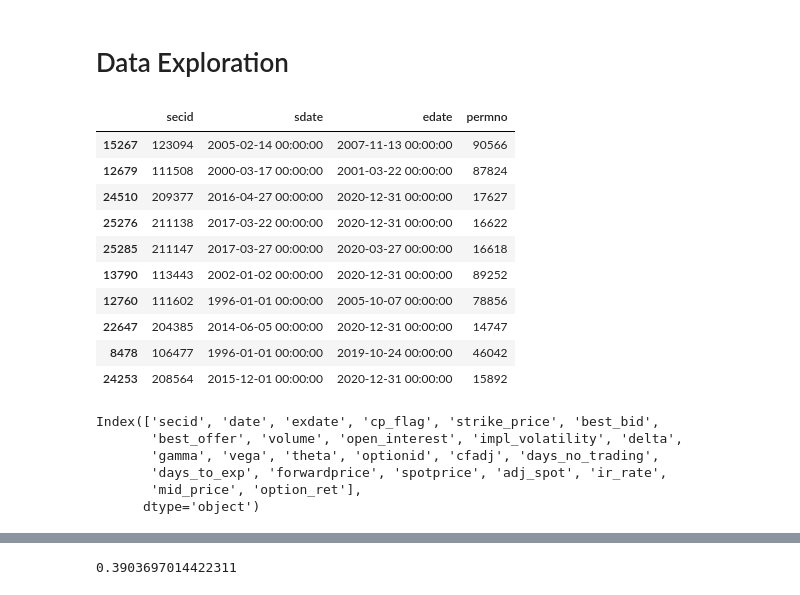
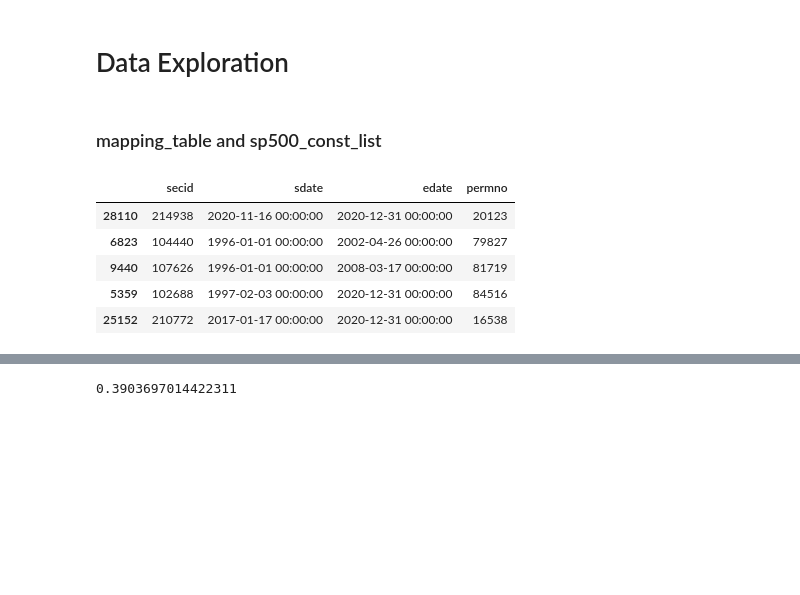
Before and after one commit to jzfrank/AQF-option-rodeo, a Jupyter notebook: data_exploration.ipynb, the cells around one changed output, grey strips where cells are left out. Saved outputs shown, nothing was run; the diff lists cells and outputs as text; code cells hidden in the pictures; blank space fills up the shorter version.

```diff
--- a/data_exploration.ipynb
+++ b/data_exploration.ipynb
@@ -27,2 +27,2 @@ sp500_op_ret = pd.read_csv("sp500_op_ret.csv")
 # %%
-mapping_table = pd.read_csv("mapping_table.csv")
+mapping_table = pd.read_csv("data/mapping_table.csv")
@@ -29,24 +31,13 @@ mapping_table = pd.read_csv("mapping_table.csv")
+# %% [markdown]
+### mapping_table and sp500_const_list
 # %%
-#  PERMNO is a unique stock (share class) level identifier.
-mapping_table.sample(10)
+# PERMNO is a unique stock (share class) level
+# identifier used by WRDS
+mapping_table.sample(5)
 # %% [output]
 |  | secid | sdate | edate | permno |
-| 15267 | 123094 | 2005-02-14 00:00:00 | 2007-11-13 00:00:00 | 90566 |
-| 12679 | 111508 | 2000-03-17 00:00:00 | 2001-03-22 00:00:00 | 87824 |
-| 24510 | 209377 | 2016-04-27 00:00:00 | 2020-12-31 00:00:00 | 17627 |
-| 25276 | 211138 | 2017-03-22 00:00:00 | 2020-12-31 00:00:00 | 16622 |
-| 25285 | 211147 | 2017-03-27 00:00:00 | 2020-03-27 00:00:00 | 16618 |
-| 13790 | 113443 | 2002-01-02 00:00:00 | 2020-12-31 00:00:00 | 89252 |
-| 12760 | 111602 | 1996-01-01 00:00:00 | 2005-10-07 00:00:00 | 78856 |
-| 22647 | 204385 | 2014-06-05 00:00:00 | 2020-12-31 00:00:00 | 14747 |
-| 8478 | 106477 | 1996-01-01 00:00:00 | 2019-10-24 00:00:00 | 46042 |
-| 24253 | 208564 | 2015-12-01 00:00:00 | 2020-12-31 00:00:00 | 15892 |
+| 28110 | 214938 | 2020-11-16 00:00:00 | 2020-12-31 00:00:00 | 20123 |
+| 6823 | 104440 | 1996-01-01 00:00:00 | 2002-04-26 00:00:00 | 79827 |
+| 9440 | 107626 | 1996-01-01 00:00:00 | 2008-03-17 00:00:00 | 81719 |
+| 5359 | 102688 | 1997-02-03 00:00:00 | 2020-12-31 00:00:00 | 84516 |
+| 25152 | 210772 | 2017-01-17 00:00:00 | 2020-12-31 00:00:00 | 16538 |
-# %%
-print(sp500_op_ret.columns)
-# %% [output]
-Index(['secid', 'date', 'exdate', 'cp_flag', 'strike_price', 'best_bid',
-       'best_offer', 'volume', 'open_interest', 'impl_volatility', 'delta',
-       'gamma', 'vega', 'theta', 'optionid', 'cfadj', 'days_no_trading',
-       'days_to_exp', 'forwardprice', 'spotprice', 'adj_spot', 'ir_rate',
-       'mid_price', 'option_ret'],
-      dtype='object')
```
Also changed, not shown: parts of 33 cells of this notebook.
